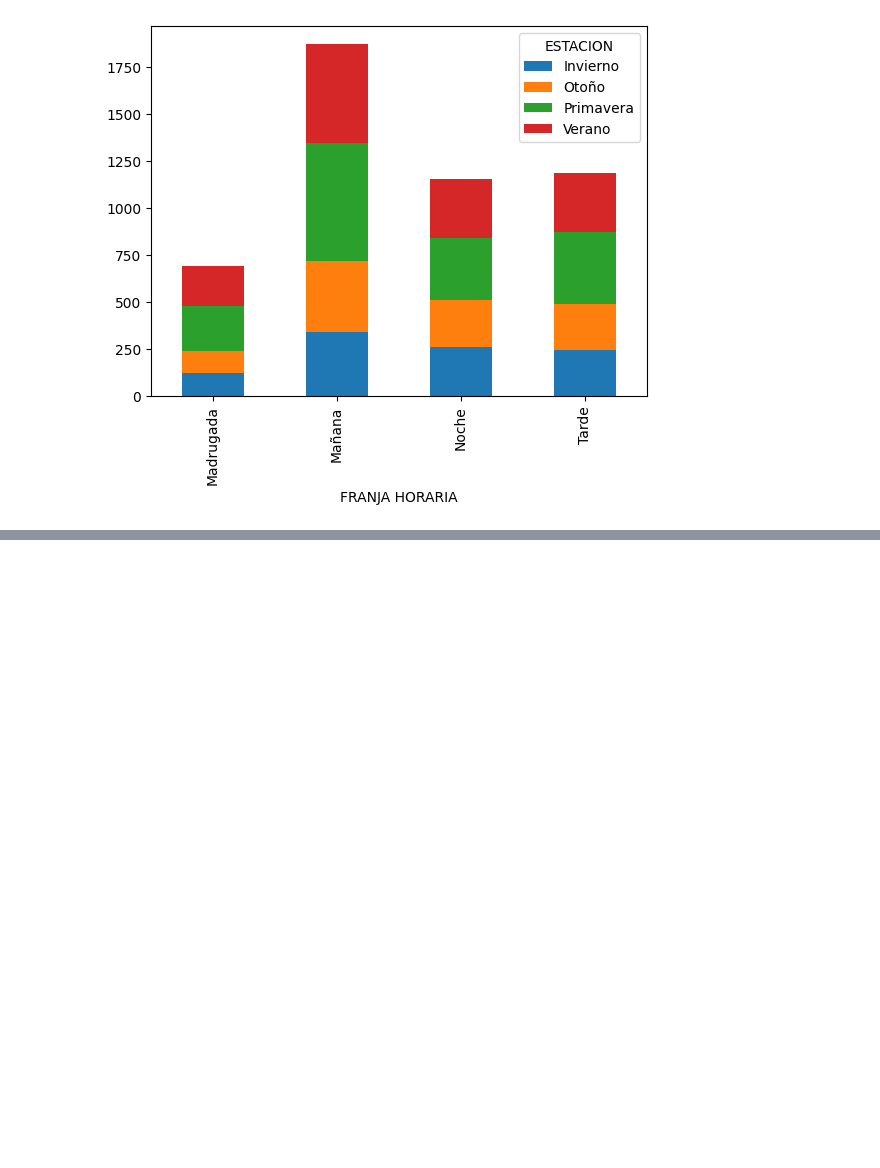
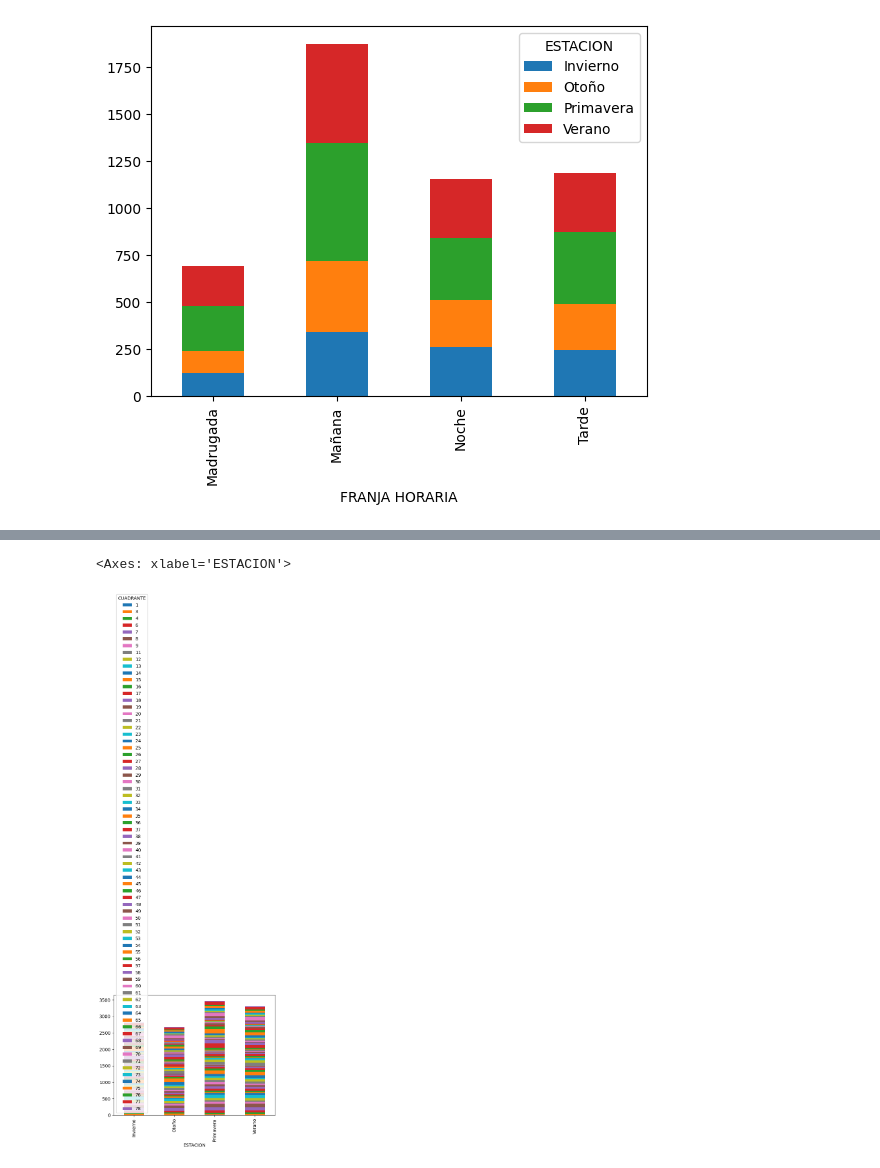
Before and after one commit to gabigabzela/A01567178-EDA, a Jupyter notebook: iteracion2.ipynb, the cells around one changed output, grey strips where cells are left out. Drawn from its saved outputs; the diff is of its cells as text; code cells hidden in the pictures; blank space fills up the shorter version.

```diff
--- a/iteracion2.ipynb
+++ b/iteracion2.ipynb
@@ -235,3 +235,7 @@ df_robos[df_robos['ROBO A NEGOCIO'] == 1].groupby(['FRANJA HORARIA', 'ESTACION']
 # %% [output]
 <Axes: xlabel='FRANJA HORARIA'>
 [figure]
+# %%
+# leer archivo data/IPH_robos_2021-2025_tecmty (1).xlsx
+df_robos_final = pd.read_excel('data/IPH_robos_2021-2025_tecmty (1).xlsx')
+df_robos_final.head()
@@ -237,0 +249,4 @@ df_robos[df_robos['ROBO A NEGOCIO'] == 1].groupby(['FRANJA HORARIA', 'ESTACION']
+# %%
+# crear columna MES a partir de la columna FECHA
+df_robos_final['MES'] = df_robos_final['FECHA'].dt.month
+df_robos_final.head()
@@ -237,0 +265,15 @@ df_robos[df_robos['ROBO A NEGOCIO'] == 1].groupby(['FRANJA HORARIA', 'ESTACION']
+# %%
+# crear columna estacion del año a partir de la columna MES
+def estacion_del_año_final(mes):
+    if pd.isnull(mes):
+        return None
+    elif mes in [12, 1, 2]:
+        return 'Invierno'
+    elif mes in [3, 4, 5]:
+        return 'Primavera'
+    elif mes in [6, 7, 8]:
+        return 'Verano'
+    elif mes in [9, 10, 11]:
+        return 'Otoño'
+df_robos_final['ESTACION'] = df_robos_final['MES'].apply(estacion_del_año_final)
+df_robos_final.head()
@@ -237,0 +287,6 @@ df_robos[df_robos['ROBO A NEGOCIO'] == 1].groupby(['FRANJA HORARIA', 'ESTACION']
+# %%
+# graficar cantidad de robos por estación del año por cuadrante
+df_robos_final.groupby(['ESTACION', 'CUADRANTE']).size().unstack(fill_value=0).plot(kind='bar', stacked=True)
+# %% [output]
+<Axes: xlabel='ESTACION'>
+[figure, added]
```
Also changed, not shown: parts of 10 cells of this notebook, 2 other files.
